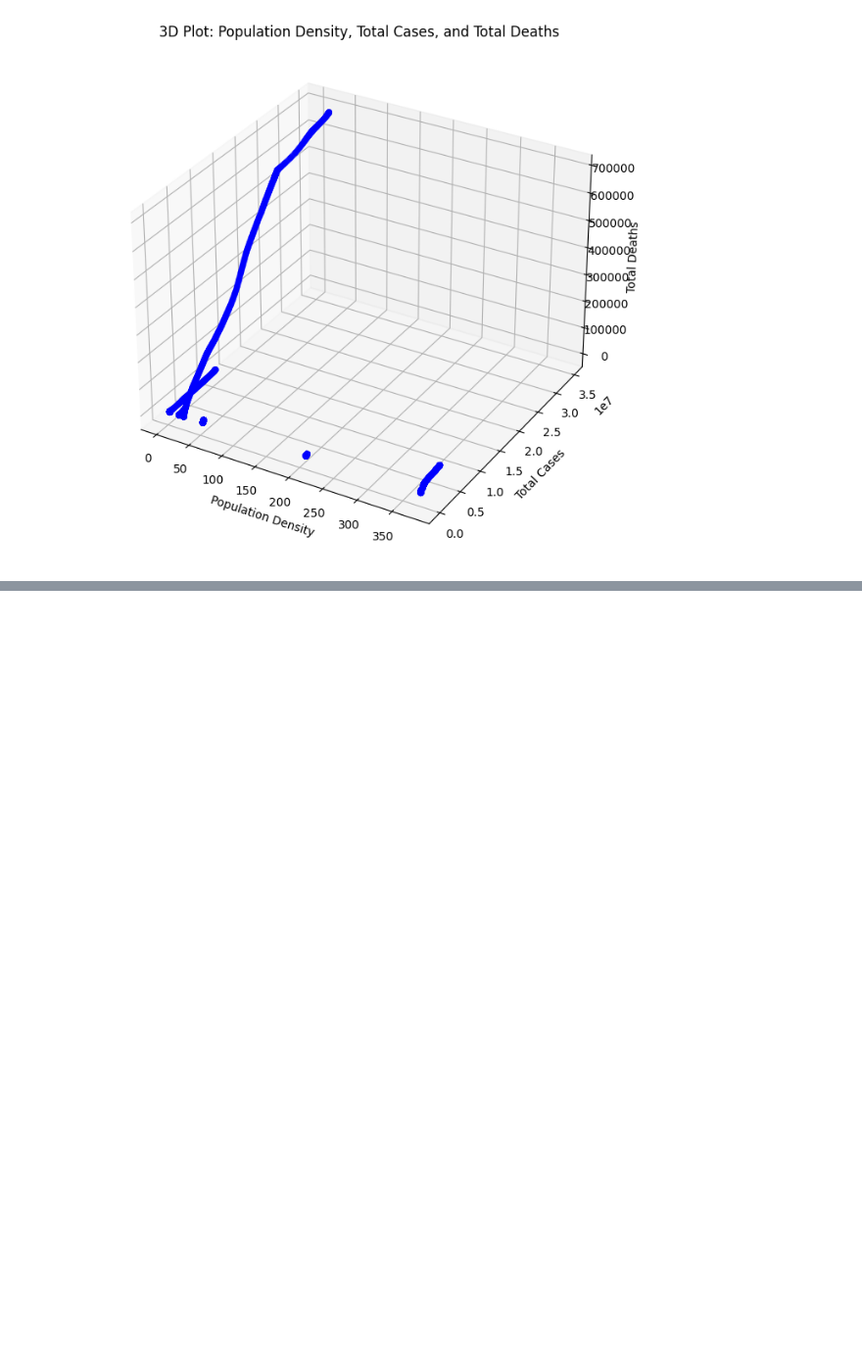
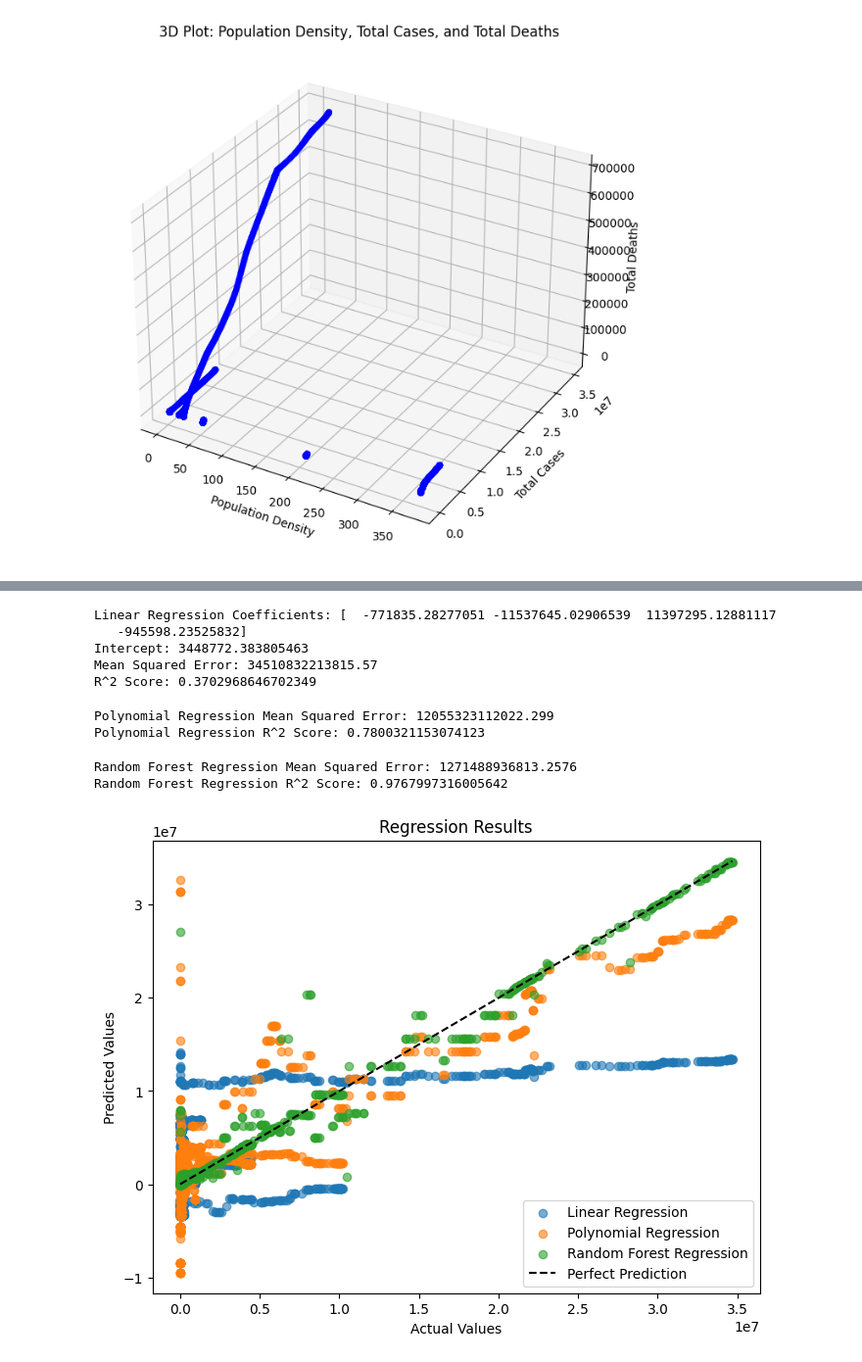
Before and after one commit to jayaasuthersen/EDA_DA, a Jupyter notebook: 21BDS0126_JayaaSuthersen.ipynb, the cells around one changed output, grey strips where cells are left out. Shown at 98% size. Saved outputs shown, nothing was run; the diff lists cells and outputs as text; code cells hidden in the pictures; blank space fills up the shorter version.

```diff
--- a/21BDS0126_JayaaSuthersen.ipynb
+++ b/21BDS0126_JayaaSuthersen.ipynb
@@ -197,0 +419,71 @@ plt.show()
+# %%
+from sklearn.linear_model import LinearRegression
+from sklearn.metrics import mean_squared_error, r2_score
+
+# Initialize and train the model
+lin_reg = LinearRegression()
+lin_reg.fit(X_train, y_train)
+
+# Predictions
+y_pred = lin_reg.predict(X_test)
+
+# Evaluate the model
+print("Linear Regression Coefficients:", lin_reg.coef_)
+print("Intercept:", lin_reg.intercept_)
+print("Mean Squared Error:", mean_squared_error(y_test, y_pred))
+print("R^2 Score:", r2_score(y_test, y_pred))
+# %% [output]
+Linear Regression Coefficients: [  -771835.28277051 -11537645.02906539  11397295.12881117
+   -945598.23525832]
+Intercept: 3448772.383805463
+Mean Squared Error: 34510832213815.57
+R^2 Score: 0.3702968646702349
+# %%
+from sklearn.preprocessing import PolynomialFeatures
+from sklearn.pipeline import make_pipeline
+
+# Create a pipeline with polynomial features
+poly_reg = make_pipeline(PolynomialFeatures(degree=2), LinearRegression())
+poly_reg.fit(X_train, y_train)
+
+# Predictions
+y_pred_poly = poly_reg.predict(X_test)
+
+# Evaluate the model
+print("Polynomial Regression Mean Squared Error:", mean_squared_error(y_test, y_pred_poly))
+print("Polynomial Regression R^2 Score:", r2_score(y_test, y_pred_poly))
+# %% [output]
+Polynomial Regression Mean Squared Error: 12055323112022.299
+Polynomial Regression R^2 Score: 0.7800321153074123
+# %%
+from sklearn.ensemble import RandomForestRegressor
+
+# Initialize and train the model
+rf_reg = RandomForestRegressor(n_estimators=100, random_state=42)
+rf_reg.fit(X_train, y_train)
+
+# Predictions
+y_pred_rf = rf_reg.predict(X_test)
+
+# Evaluate the model
+print("Random Forest Regression Mean Squared Error:", mean_squared_error(y_test, y_pred_rf))
+print("Random Forest Regression R^2 Score:", r2_score(y_test, y_pred_rf))
+# %% [output]
+Random Forest Regression Mean Squared Error: 1271488936813.2576
+Random Forest Regression R^2 Score: 0.9767997316005642
+# %%
+import matplotlib.pyplot as plt
+
+# Plot actual vs predicted values
+plt.figure(figsize=(8, 6))
+plt.scatter(y_test, y_pred, label="Linear Regression", alpha=0.6)
+plt.scatter(y_test, y_pred_poly, label="Polynomial Regression", alpha=0.6)
+plt.scatter(y_test, y_pred_rf, label="Random Forest Regression", alpha=0.6)
+plt.plot([y_test.min(), y_test.max()], [y_test.min(), y_test.max()], 'k--', label="Perfect Prediction")
+plt.xlabel("Actual Values")
+plt.ylabel("Predicted Values")
+plt.legend()
+plt.title("Regression Results")
+plt.show()
+# %% [output]
+[figure, added]
```
Also changed, not shown: parts of 11 cells of this notebook.
